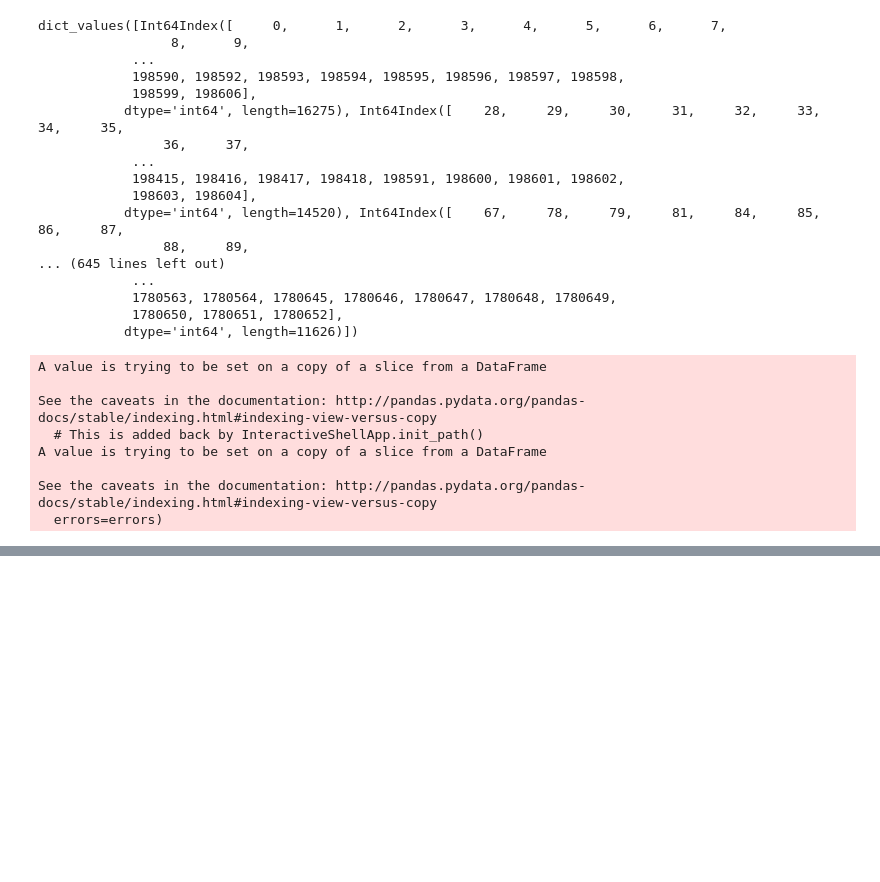
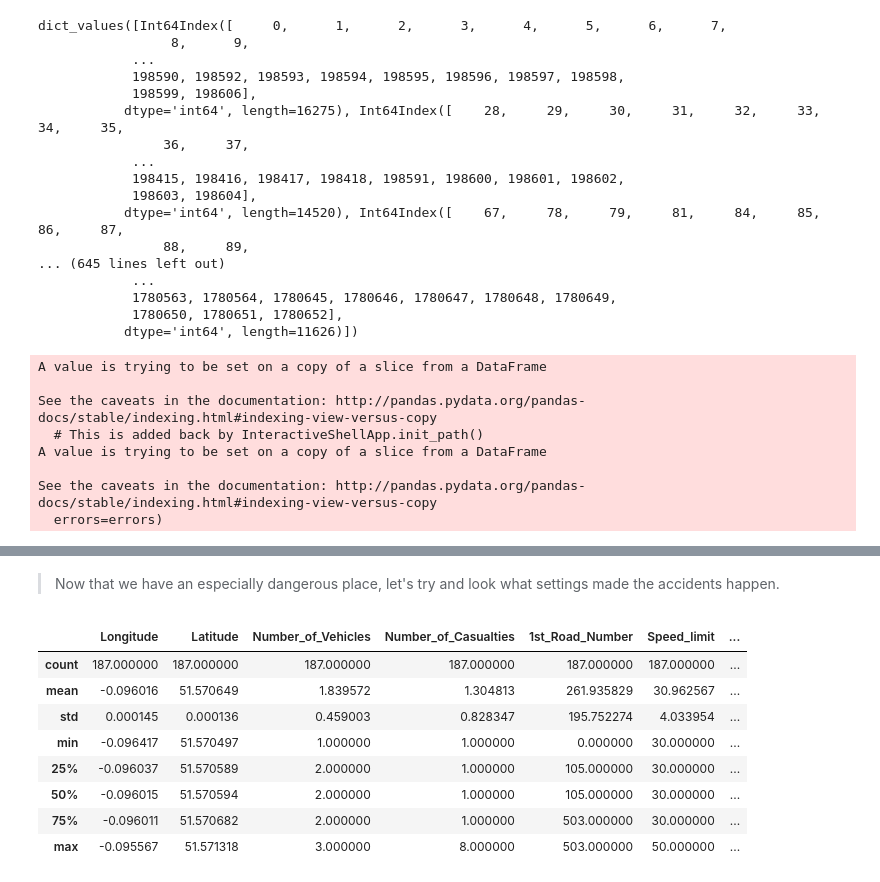
Before and after one commit to Eagleseb/survive-your-commuting, a Jupyter notebook: Milestone2.ipynb, the cells around one changed output, grey strips where cells are left out. Saved outputs shown, nothing was run; the diff lists cells and outputs as text; code cells hidden in the pictures; blank space fills up the shorter version.

```diff
--- a/Milestone2.ipynb
+++ b/Milestone2.ipynb
@@ -358,0 +413,8 @@ See the caveats in the documentation: http://pandas.pydata.org/pandas-docs/stabl
+# %%
+def to_bins(data, n_bins):
+    width = (data.max() - data.min()) / n_bins
+    return data.map(lambda x: np.ceil(x / width) * width)
+
+accidents['Latitude_bin'] = to_bins(accidents.Latitude, 10000)
+accidents['Longitude_bin'] = to_bins(accidents.Longitude, 10000)
+acc_per_latlng = accidents.groupby(['Latitude_bin', 'Longitude_bin'])
@@ -358,0 +433,14 @@ See the caveats in the documentation: http://pandas.pydata.org/pandas-docs/stabl
+# %% [markdown]
+> Now that we have an especially dangerous place, let's try and look what settings made the accidents happen.
+# %%
+acc_at_loc.describe()
+# %% [output]
+|  | Longitude | Latitude | Number_of_Vehicles | Number_of_Casualties | 1st_Road_Number | Speed_limit | ... |
+| count | 187.000000 | 187.000000 | 187.000000 | 187.000000 | 187.000000 | 187.000000 | ... |
+| mean | -0.096016 | 51.570649 | 1.839572 | 1.304813 | 261.935829 | 30.962567 | ... |
+| std | 0.000145 | 0.000136 | 0.459003 | 0.828347 | 195.752274 | 4.033954 | ... |
+| min | -0.096417 | 51.570497 | 1.000000 | 1.000000 | 0.000000 | 30.000000 | ... |
+| 25% | -0.096037 | 51.570589 | 2.000000 | 1.000000 | 105.000000 | 30.000000 | ... |
+| 50% | -0.096015 | 51.570594 | 2.000000 | 1.000000 | 105.000000 | 30.000000 | ... |
+| 75% | -0.096011 | 51.570682 | 2.000000 | 1.000000 | 503.000000 | 30.000000 | ... |
+| max | -0.095567 | 51.571318 | 3.000000 | 8.000000 | 503.000000 | 50.000000 | ... |
```
Also changed, not shown: parts of 27 cells of this notebook, 3 other files.
